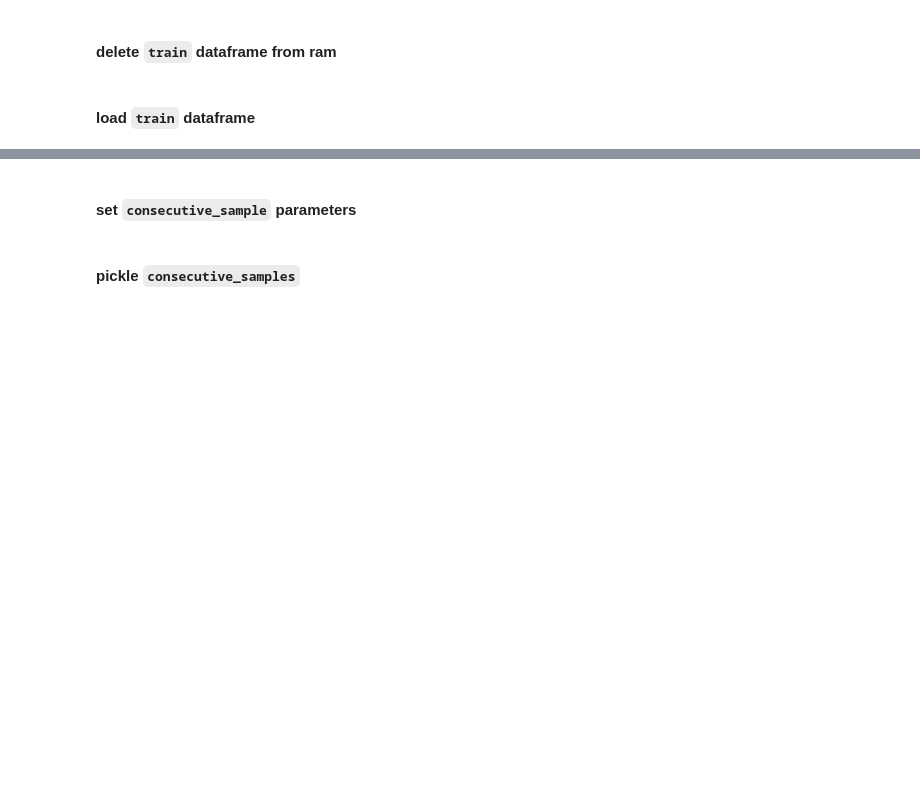
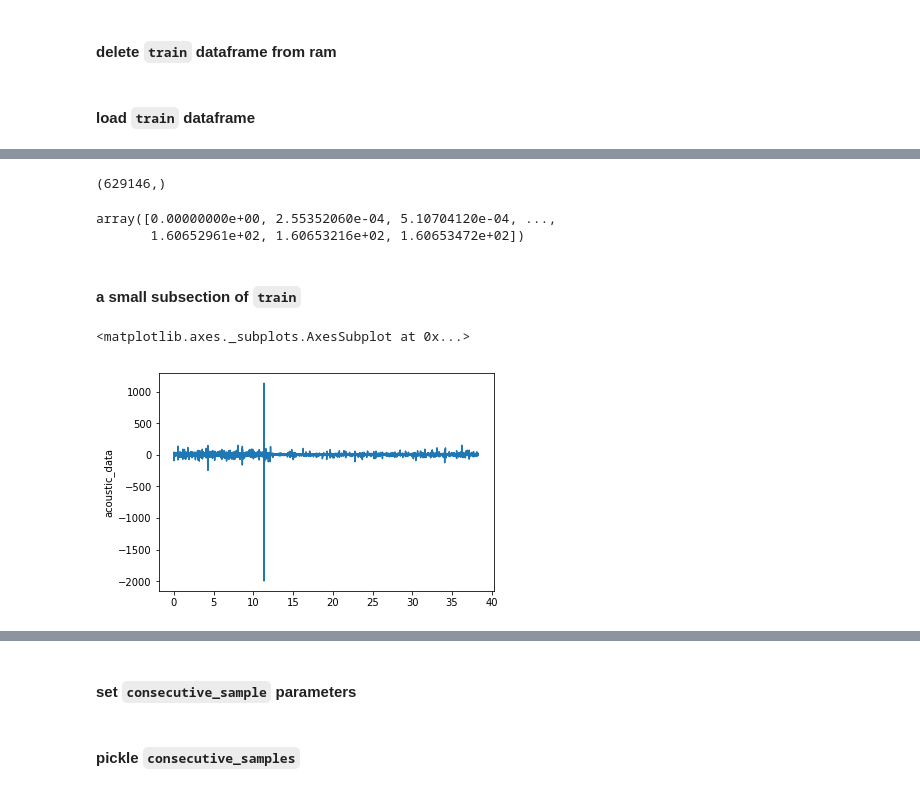
Before and after one commit to jonbatscha/earthquake_prediction, a Jupyter notebook: refactor.ipynb, the cells around one changed output, grey strips where cells are left out. Cells and saved outputs as stored; diff of their text form; code cells hidden in the pictures; blank space fills up the shorter version.

```diff
--- a/refactor.ipynb
+++ b/refactor.ipynb
@@ -99,0 +154,10 @@ Wall time: 1min 4s
+# %%
+# r = random.randint(1,620000000)
+# interval = (train.loc[r-150000,'time_to_failure'] - train.loc[r,'time_to_failure'])/150000; interval
+
+#hard-coded time in seconds between readings
+interval = 2.553520600001017e-07
+# %%
+%%time
+
+x_axis = np.arange(start=0,stop=train.shape[0],step=100)*interval
@@ -99,0 +167,16 @@ Wall time: 1min 4s
+# %%
+x_axis.shape
+# %% [output]
+(629146,)
+# %%
+x_axis
+# %% [output]
+array([0.00000000e+00, 2.55352060e-04, 5.10704120e-04, ...,
+       1.60652961e+02, 1.60653216e+02, 1.60653472e+02])
+# %% [markdown]
+#### a small subsection of `train`
+# %%
+sns.lineplot(y=train['acoustic_data'][:15000000:100],x=x_axis[:150000])
+# %% [output]
+<matplotlib.axes._subplots.AxesSubplot at 0x...>
+[figure, added]
```
Also changed, not shown: parts of 58 cells of this notebook, 1 other file.
